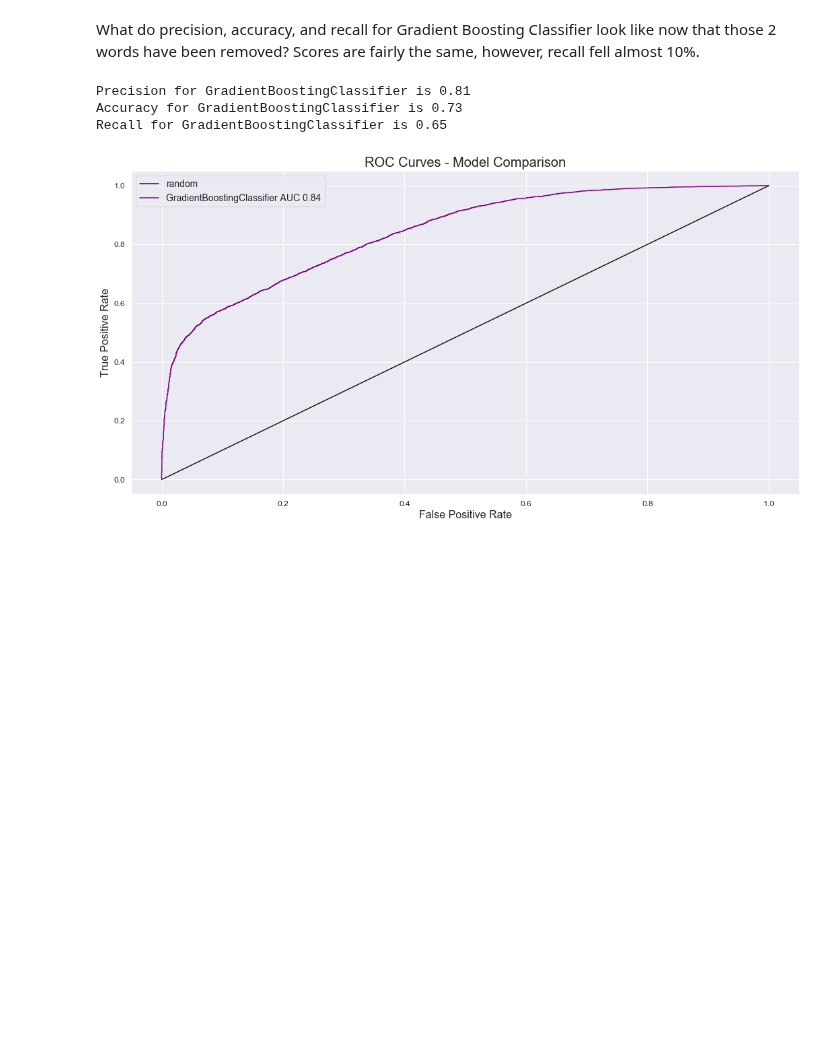
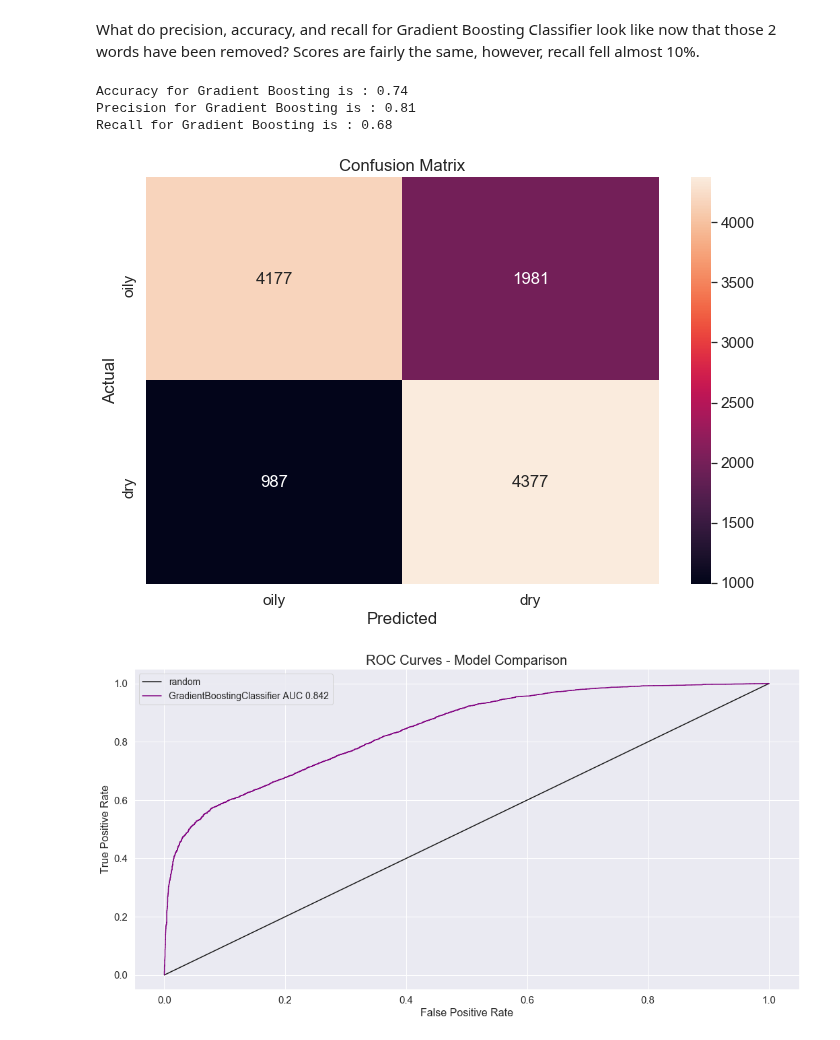
Before and after one commit to nicleong27/Beauty_Reviews, a Jupyter notebook: Reviews-Modelling_final.ipynb, the cells around one changed output. Cells and saved outputs as stored; diff of their text form; code cells hidden in the pictures; blank space fills up the shorter version.

```diff
--- a/Reviews-Modelling_final.ipynb
+++ b/Reviews-Modelling_final.ipynb
@@ -232,11 +222,19 @@ plt.savefig('imgs/top10_word_counts3.png');
 # %% [markdown]
 What do precision, accuracy, and recall for Gradient Boosting Classifier look like now that those 2 words have been removed? Scores are fairly the same, however, recall fell almost 10%.
-# %%
-mods.print_precision_acc_recall(model3, 'review_text', model3['skin_type'], GradientBoostingClassifier(), TfidfVectorizer())
-# %% [output]
-Precision for GradientBoostingClassifier is 0.81
-Accuracy for GradientBoostingClassifier is 0.73
-Recall for GradientBoostingClassifier is 0.65
+# %%
+print('Accuracy for Gradient Boosting is : {:.2f}'.format(gb[1]))
+print('Precision for Gradient Boosting is : {:.2f}'.format(gb[0]))
+print('Recall for Gradient Boosting is : {:.2f}'.format(gb[2]))
+# %% [output]
+Accuracy for Gradient Boosting is : 0.74
+Precision for Gradient Boosting is : 0.81
+Recall for Gradient Boosting is : 0.68
+# %%
+mods.get_conf_matrix()
+plt.tight_layout()
+plt.savefig('imgs/confusion_matrix_model3.png')
+# %% [output]
+[figure, added]
 # %%
 fig, ax = plt.subplots(figsize=(15,8))
 ax.set_title('ROC Curves - Model Comparison', fontsize=20)
```
Also changed, not shown: parts of 19 cells of this notebook.
